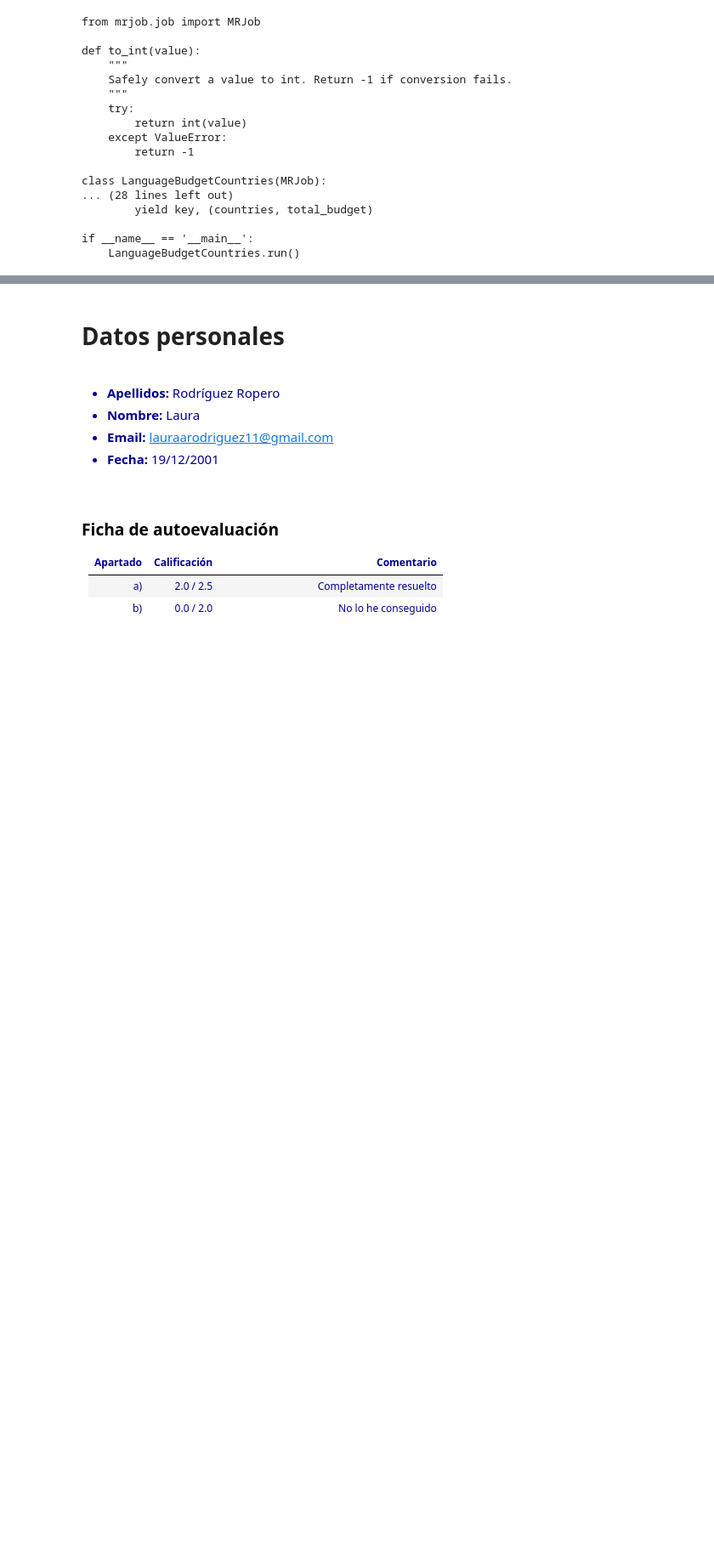
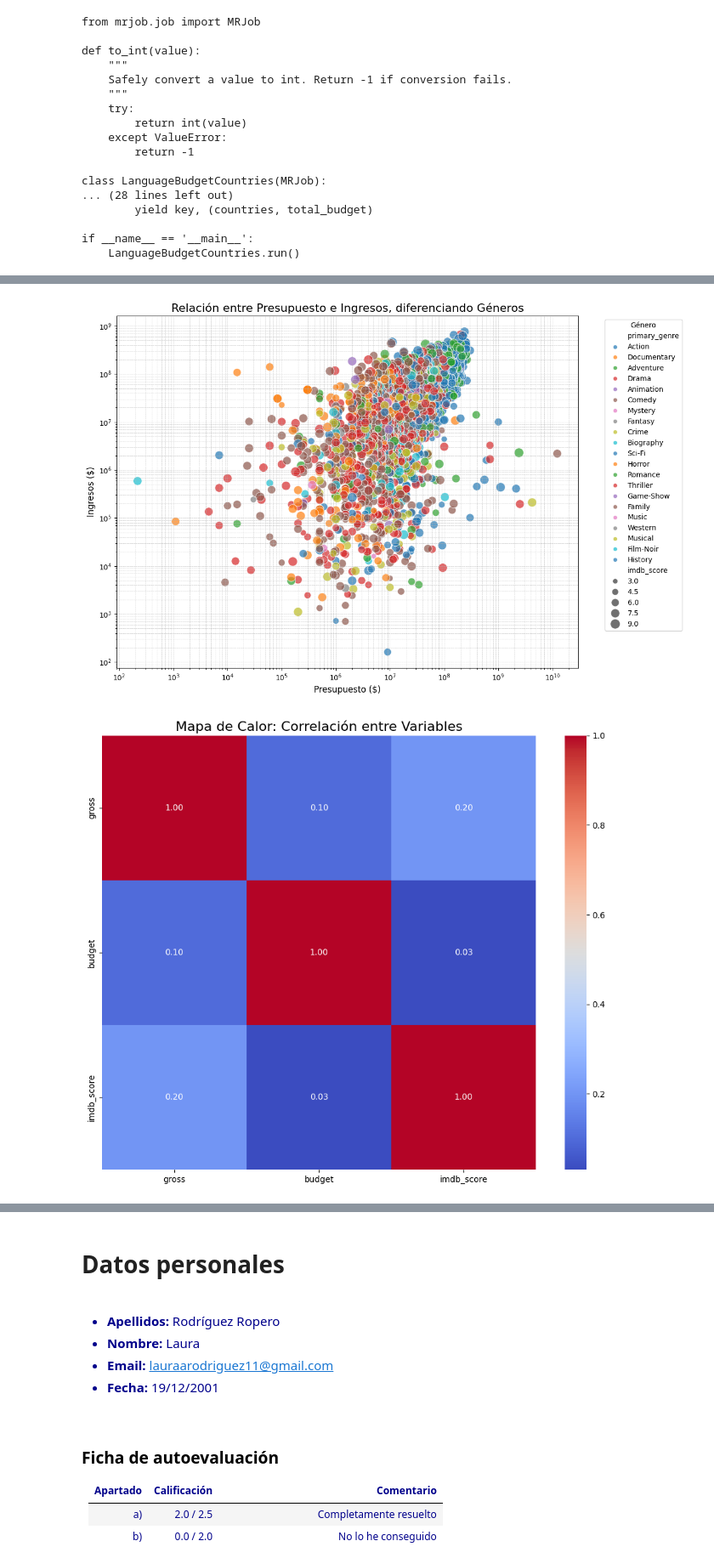
Before and after one commit to lauraarodriguez11/master_ucm, a Jupyter notebook: trabajos/4/movies_02.ipynb, the cells around one changed output, grey strips where cells are left out. Shown at 85% size. Saved outputs shown, nothing was run; the diff lists cells and outputs as text; code cells hidden in the pictures; blank space fills up the shorter version.

```diff
--- a/trabajos/4/movies_02.ipynb
+++ b/trabajos/4/movies_02.ipynb
@@ -1365,0 +1399,41 @@ Tras eliminar el párrafo anterior, en verde, sustituye éste por tu enunciado,
+# %%
+# Gráfico de dispersión: Presupuesto vs. Ingresos, diferenciando géneros
+selected_data['primary_genre'] = selected_data['genres'].str.split('|').str[0]
+plt.figure(figsize=(12, 8))
+scatter_plot = sns.scatterplot(
+    data=selected_data,
+    x='budget',
+    y='gross',
+    hue='primary_genre',
+    palette='tab10',
+    alpha=0.7,
+    size='imdb_score',
+    sizes=(20, 200)
+)
+scatter_plot.set(xscale="log", yscale="log")
+plt.title('Relación entre Presupuesto e Ingresos, diferenciando Géneros Principales', fontsize=16)
+plt.xlabel('Presupuesto ($)', fontsize=12)
+plt.ylabel('Ingresos ($)', fontsize=12)
+plt.legend(bbox_to_anchor=(1.05, 1), loc='upper left', title='Género')
+plt.grid(True, which="both", linestyle="--", linewidth=0.5, alpha=0.7)
+plt.tight_layout()
+plt.show()
+
+# Mapa de calor para correlación entre variables
+columns_corr = ['gross', 'budget', 'imdb_score']
+correlation_matrix = selected_data[columns_corr].corr()
+plt.figure(figsize=(10, 8))
+sns.heatmap(
+    correlation_matrix,
+    annot=True,
+    fmt=".2f",
+    cmap="coolwarm",
+    cbar=True,
+    square=True
+)
+plt.title("Mapa de Calor: Correlación entre Variables", fontsize=16)
+plt.tight_layout()
+plt.show()
+# %% [output]
+[figure, added]
+[figure, added]
```
Also changed, not shown: parts of 18 cells of this notebook.
